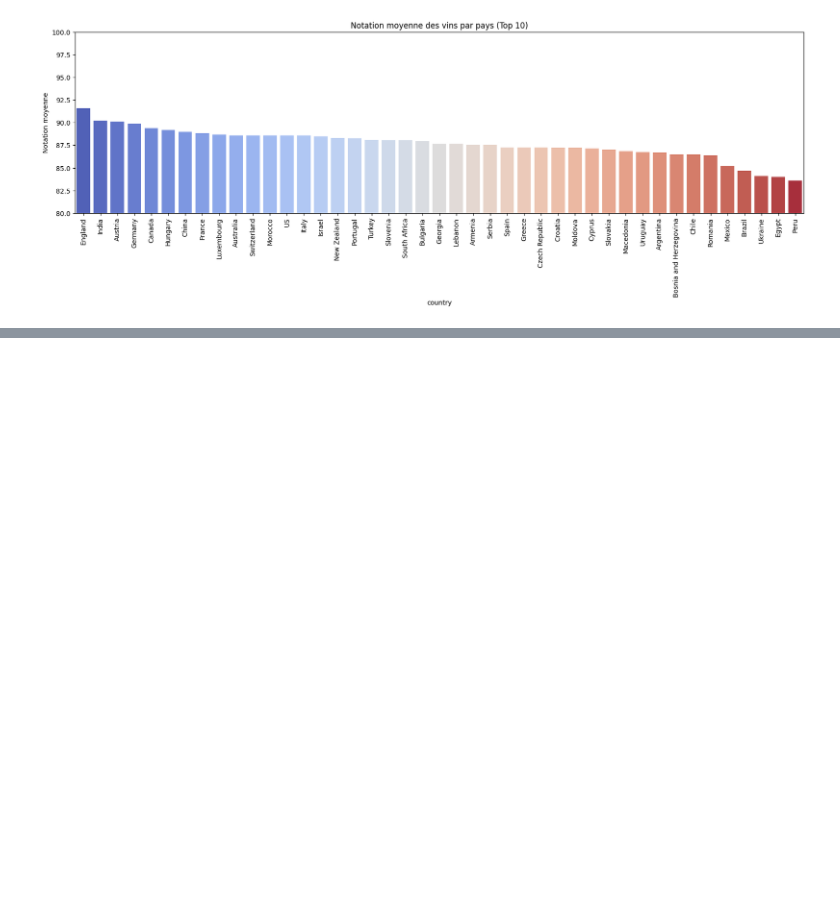
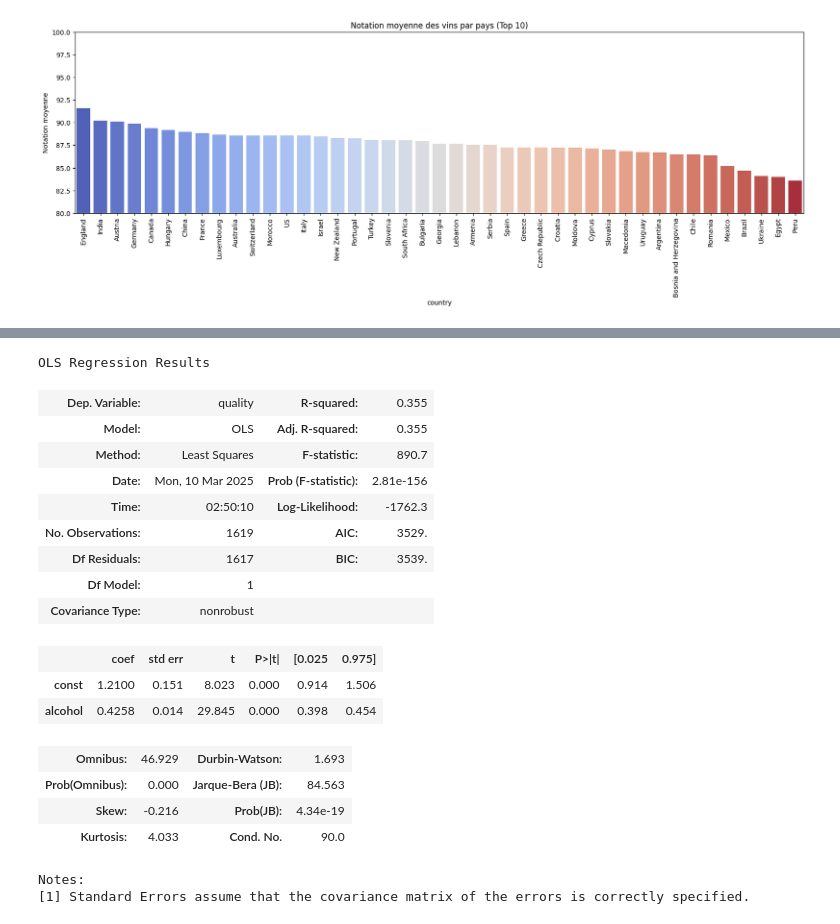
Before and after one commit to PhilippeMath49/ProjetVinasse, a Jupyter notebook: src/Notebook.ipynb, the cells around one changed output, grey strips where cells are left out. Saved outputs shown, nothing was run; the diff lists cells and outputs as text; code cells hidden in the pictures; blank space fills up the shorter version.

```diff
--- a/src/Notebook.ipynb
+++ b/src/Notebook.ipynb
@@ -472,0 +494,35 @@ plt.show()
+# %%
+import statsmodels.api as sm
+
+X = df_quality['alcohol']
+y = df_quality['quality']
+
+# Adding a constant to the model (for the intercept)
+X = sm.add_constant(X)
+
+# Fitting the model
+model = sm.OLS(y, X).fit()
+
+# Getting the summary of the regression model
+model_summary = model.summary()
+model_summary
+# %% [output]
+OLS Regression Results
+| Dep. Variable: | quality | R-squared: | 0.355 |
+| Model: | OLS | Adj. R-squared: | 0.355 |
+| Method: | Least Squares | F-statistic: | 890.7 |
+| Date: | Mon, 10 Mar 2025 | Prob (F-statistic): | 2.81e-156 |
+| Time: | 02:50:10 | Log-Likelihood: | -1762.3 |
+| No. Observations: | 1619 | AIC: | 3529. |
+| Df Residuals: | 1617 | BIC: | 3539. |
+| Df Model: | 1 |  |  |
+| Covariance Type: | nonrobust |  |  |
+|  | coef | std err | t | P>|t| | [0.025 | 0.975] |
+| const | 1.2100 | 0.151 | 8.023 | 0.000 | 0.914 | 1.506 |
+| alcohol | 0.4258 | 0.014 | 29.845 | 0.000 | 0.398 | 0.454 |
+| Omnibus: | 46.929 | Durbin-Watson: | 1.693 |
+| Prob(Omnibus): | 0.000 | Jarque-Bera (JB): | 84.563 |
+| Skew: | -0.216 | Prob(JB): | 4.34e-19 |
+| Kurtosis: | 4.033 | Cond. No. | 90.0 |
+Notes:
+[1] Standard Errors assume that the covariance matrix of the errors is correctly specified.
```
Also changed, not shown: parts of 4 cells of this notebook, 1 other file.
